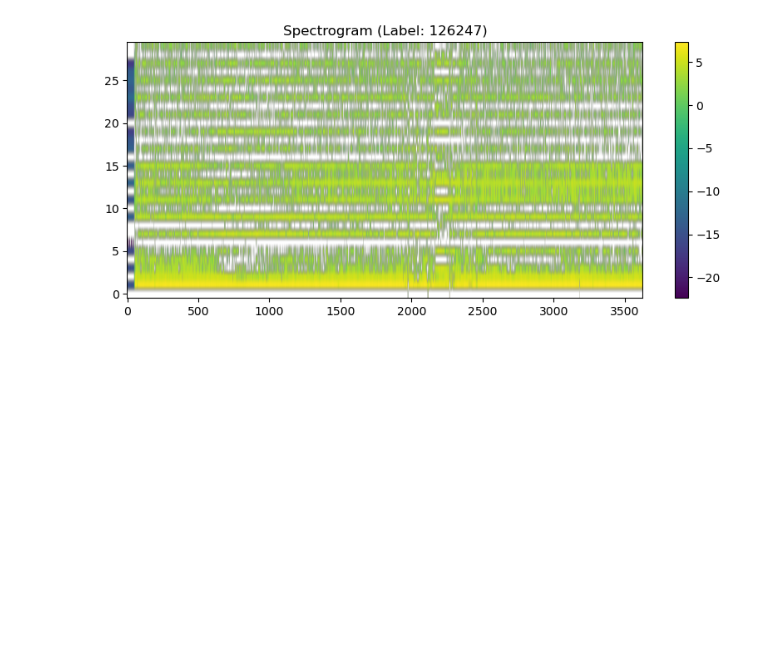
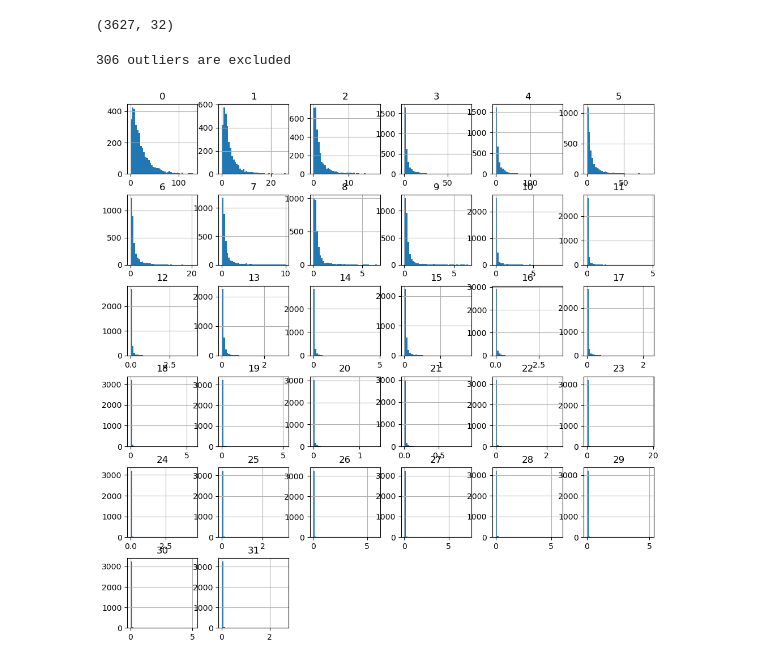
Before and after one commit to quercia-dev/birdclef2025, a Jupyter notebook: main.ipynb, the cells around one changed output. Cells and saved outputs as stored; diff of their text form; code cells hidden in the pictures; blank space fills up the shorter version.

```diff
--- a/main.ipynb
+++ b/main.ipynb
@@ -85,25 +82,54 @@ i picked 32 as a "happy medium"
 # define transform
 sample_rate = 8000
 
-#mel = MelSpectrogram(sample_rate=sample_rate, n_mels=32)
+mel = MelSpectrogram(sample_rate=sample_rate, n_mels=32) # try different n_mels
 mfcc = MFCC(sample_rate=sample_rate, n_mfcc=30)
 
 # initialize dataset & dataloader
-dataset = AudioDataset(metadata_csv="data/train.csv", audio_dir="data/train_audio", transform=mfcc)
+dataset = AudioDataset(metadata_csv="data/train.csv", audio_dir="data/train_audio", transform=mel)
 dataloader = DataLoader(dataset, batch_size=16, shuffle=True, num_workers=0)
 
 # visualize sample
-
 def spectrogram(sample):
     waveform, label = sample
     # squeeze first dimension to convert from (1, 32, 15817) to (32, 15817)
     spec = waveform.squeeze(0).log2().detach().numpy()
     plt.figure(figsize=(10, 4))
+    plt.xlabel('Frames')
+    plt.ylabel('Mel bins')
     plt.imshow(spec, aspect='auto', origin='lower')
-    plt.title(f"Spectrogram (Label: {dataset.classes[label]})")
+    plt.title(f"Spectrogram (Label: {sample[1]})")
     plt.colorbar()
     plt.show()
-
-spectrogram(dataset[12])
+    return spec
-# %% [output]
-[figure, removed]
+# %%
+sample_rate = 8000
+
+mel = MelSpectrogram(sample_rate=sample_rate, n_mels=32)
+mfcc = MFCC(sample_rate=sample_rate, n_mfcc=30)
+
+# initialize dataset & dataloader
+dataset = AudioDataset(metadata_csv="data/train.csv", audio_dir="data/train_audio", transform=mel)
+dataloader = DataLoader(dataset, batch_size=16, shuffle=True, num_workers=0)
+
+waveform, label = dataset[12]
+df = pd.DataFrame(waveform.squeeze(0).detach().numpy()).T
+print(df.shape)
+# %% [output]
+(3627, 32)
+# %%
+# remove rows where any column has a value which is an outlier by >3 STD over the column
+k = 4
+df_means = df.mean()
+df_std_devs = df.std()
+outliers = ((df - df_means).abs() > (k * df_std_devs)).any(axis=1)
+
+# Remove rows with any outliers
+df = df[~outliers]
+print(outliers.sum(), "outliers are excluded")
+# %% [output]
+306 outliers are excluded
+# %%
+fig = df.hist(figsize=(12, 12), bins=40)
+# %% [output]
+[figure, added]
```
Also changed, not shown: parts of 15 cells of this notebook.
